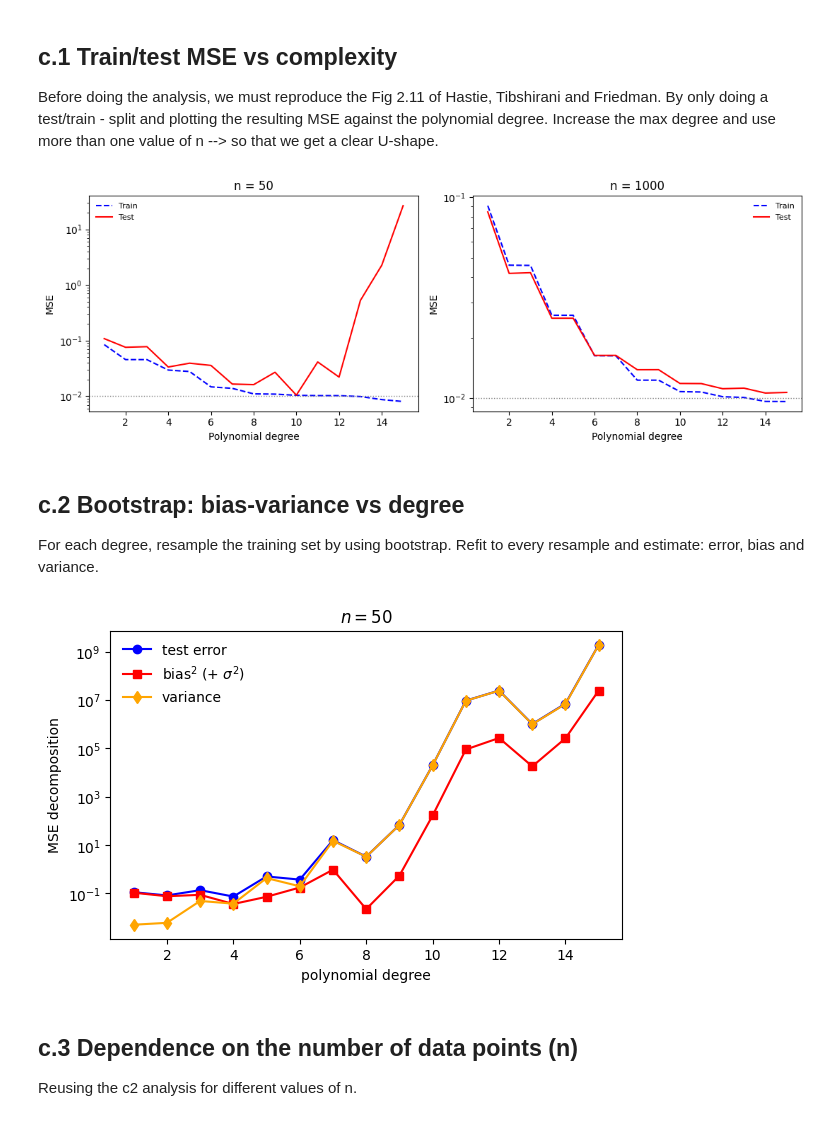
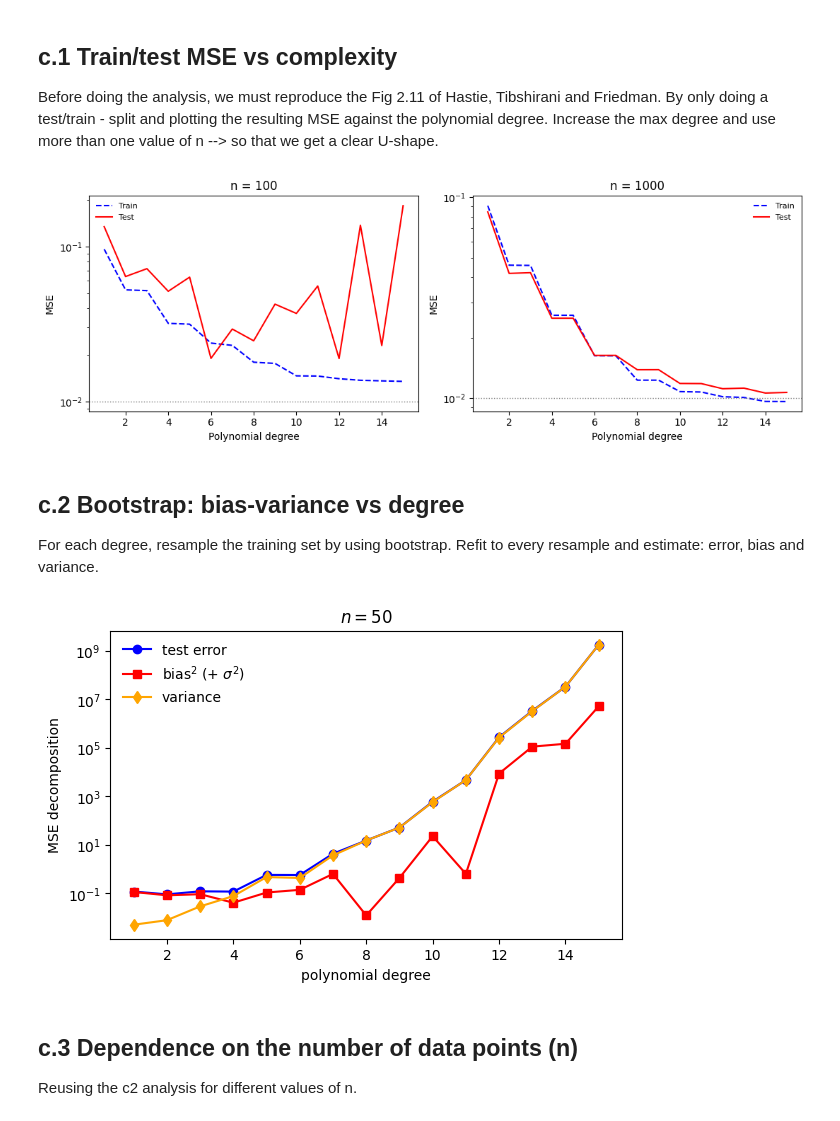
Before and after one commit to GardKL/Project1, a Jupyter notebook: Project1/code/Project1.ipynb, the cells around one changed output. Drawn from its saved outputs; the diff is of its cells as text; code cells hidden in the pictures.

```diff
--- a/Project1/code/Project1.ipynb
+++ b/Project1/code/Project1.ipynb
@@ -602,7 +605,7 @@ for n in n_values:
 #plotting
 fig, axes = plt.subplots(1, 2, figsize=(11, 4))
 
-n_small = 50
+n_small = 100
 n_large = 1000
 
 axes[0].semilogy(degrees, mse_train_by_n[n_small], "--", color= "BLUE", label= "Train")
@@ -623,7 +626,7 @@ axes[1].legend(frameon=False, fontsize=8)
 plt.tight_layout()
 plt.show()
 # %% [output]
-[figure, old version]
+[figure, new version]
 # %% [markdown]
 ## c.2 Bootstrap: bias-variance vs degree
 
@@ -647,37 +650,37 @@ def bias_variance_sweep(x,y,degrees, n_bootstrap = 100, seed = 2026):
         y_pred = np.empty((y_test.shape[0], n_bootstrap))
 
         for i in range(n_bootstrap):
-            x_, y_ = resample(x_train,y_train)
+            x_, y_ = resample(x_train,y_train, random_state = seed + i)
 
             #Using fit_predict from your code:
 
             y_train_pred, y_test_pred, theta = fit_predict(x_,x_test, y_,degree)
             y_pred[:,i] = y_test_pred
 
         error[idx] = np.mean(np.mean((y_test_col - y_pred)**2, axis = 1, keepdims = True))
         bias[idx] = np.mean((y_test_col - np.mean(y_pred, axis = 1, keepdims = True ))**2)
         variance[idx] = np.mean(np.var(y_pred, axis = 1, keepdims = True))
 
     return error, bias, variance
 
 
 x_n50, y_n50 = make_data(n=50, sigma=0.1, seed=2026)
 n_c2 = 50
 error, bias, variance = bias_variance_sweep(x_n50,y_n50, degrees ,n_bootstrap = 100, seed = 2026)
 
 
 fig, axes = plt.subplots(figsize=(6.6, 4.0))
 axes.plot(degrees, error, "o-", color="blue", label="test error")
 axes.plot(degrees, bias, "s-", color="red", label=r"bias$^2$ (+ $\sigma^2$)")
 axes.plot(degrees, variance, "d-", color="orange", label="variance")
 axes.set_yscale("log")
 axes.set_xlabel("polynomial degree")
 axes.set_ylabel("MSE decomposition")
 axes.set_title(f"$n = {n_c2}$")
 axes.legend(frameon=False)
 plt.show()
 # %% [output]
-[figure, old version]
+[figure, new version]
 # %% [markdown]
 ## c.3 Dependence on the number of data points (n)
 
```
Also changed, not shown: parts of 5 cells of this notebook.
